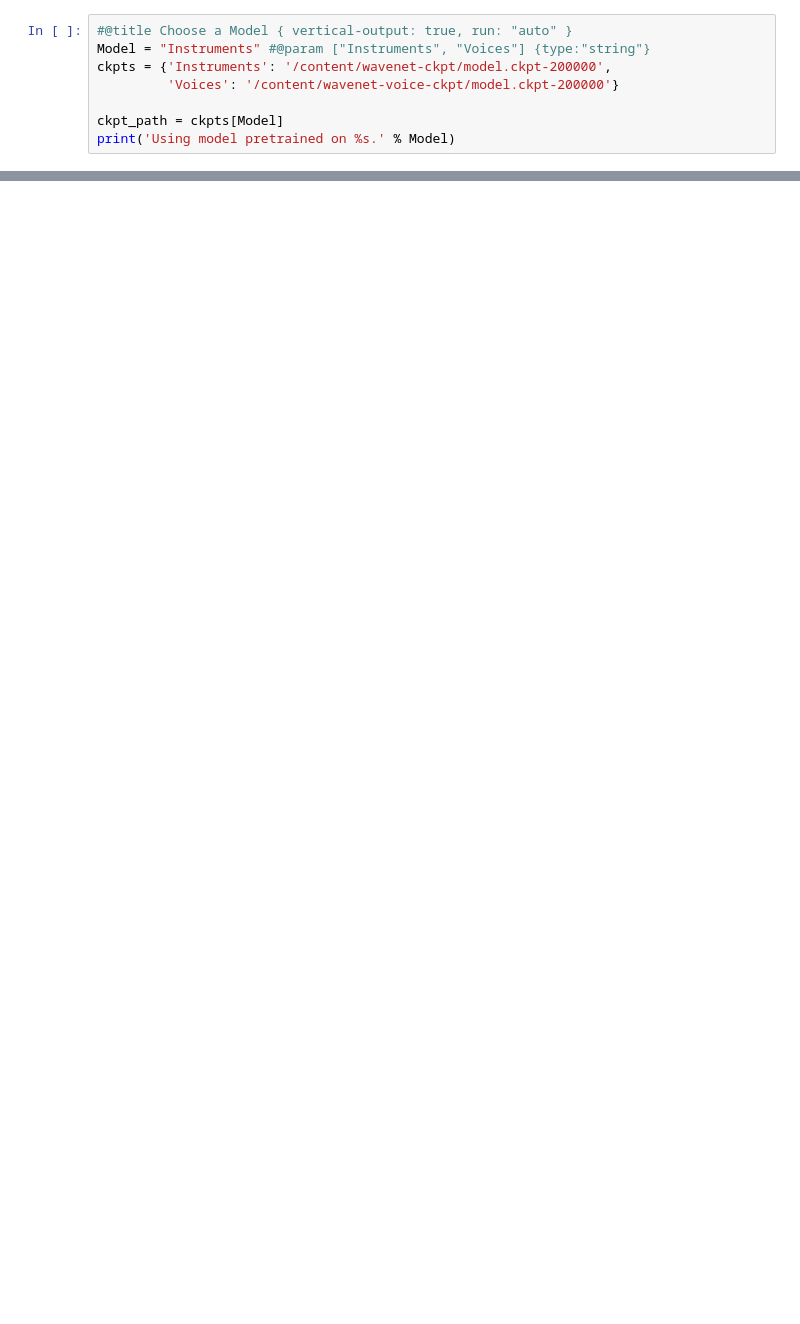
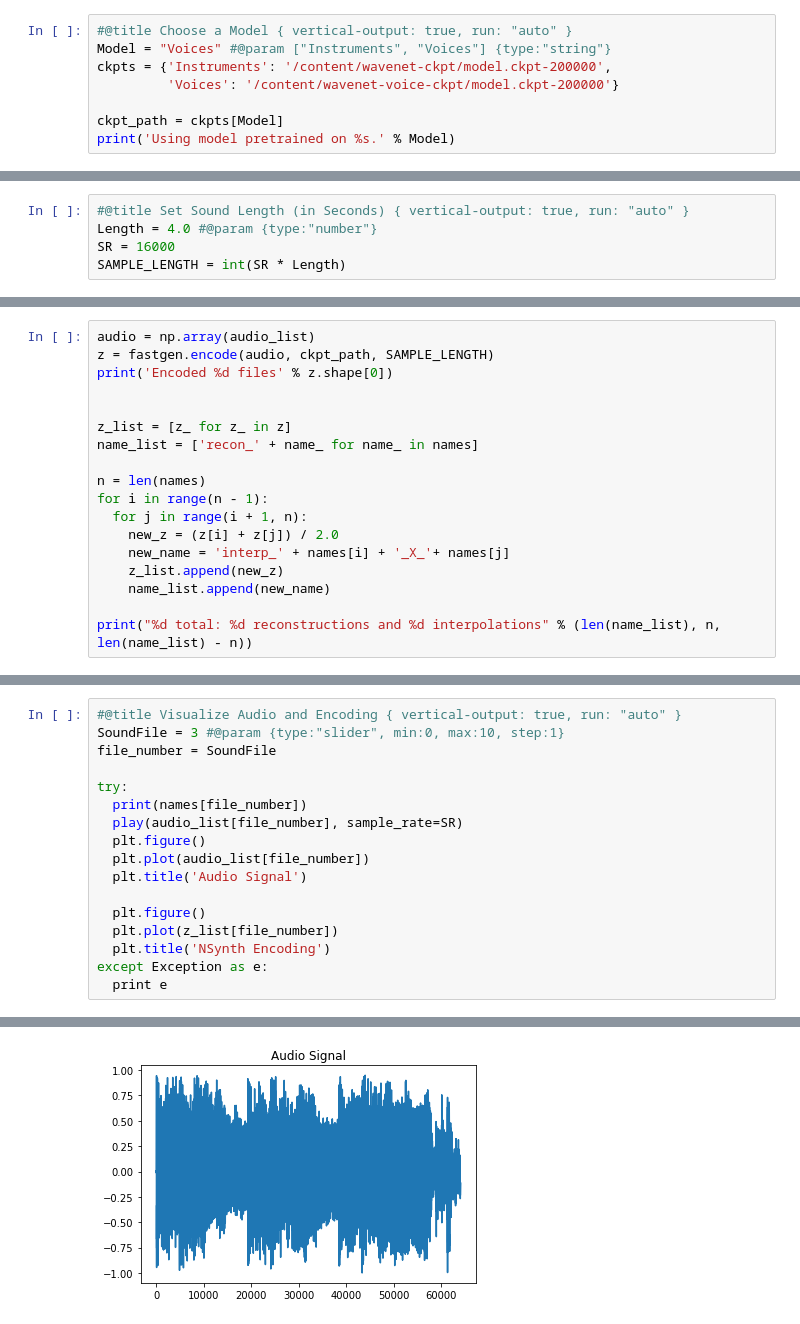
Before and after one commit to DSF-Kotaro/blog, a Jupyter notebook: 図解速習DeepLearning_019.ipynb, the cells around one changed output, grey strips where cells are left out. Drawn from its saved outputs; the diff is of its cells as text; blank space fills up the shorter version.

```diff
--- a/図解速習DeepLearning_019.ipynb
+++ b/図解速習DeepLearning_019.ipynb
@@ -80,7 +81,7 @@ Use tf.initializers.variance_scaling instead with distribution=uniform to get eq
 Sucess!! Environment is now setup.
 # %%
 #@title Choose a Model { vertical-output: true, run: "auto" }
-Model = "Instruments" #@param ["Instruments", "Voices"] {type:"string"}
+Model = "Voices" #@param ["Instruments", "Voices"] {type:"string"}
 ckpts = {'Instruments': '/content/wavenet-ckpt/model.ckpt-200000',
          'Voices': '/content/wavenet-voice-ckpt/model.ckpt-200000'}
 
@@ -110,0 +92,5 @@ Using model pretrained on Instruments.
+# %%
+#@title Set Sound Length (in Seconds) { vertical-output: true, run: "auto" }
+Length = 4.0 #@param {type:"number"}
+SR = 16000
+SAMPLE_LENGTH = int(SR * Length)
@@ -110,0 +119,18 @@ Using model pretrained on Instruments.
+# %%
+audio = np.array(audio_list)
+z = fastgen.encode(audio, ckpt_path, SAMPLE_LENGTH)
+print('Encoded %d files' % z.shape[0])
+
+
+z_list = [z_ for z_ in z]
+name_list = ['recon_' + name_ for name_ in names]
+
+n = len(names)
+for i in range(n - 1):
+  for j in range(i + 1, n):
+    new_z = (z[i] + z[j]) / 2.0
+    new_name = 'interp_' + names[i] + '_X_'+ names[j]
+    z_list.append(new_z)
+    name_list.append(new_name)
+
+print("%d total: %d reconstructions and %d interpolations" % (len(name_list), n, len(name_list) - n))
@@ -110,0 +155,18 @@ Using model pretrained on Instruments.
+# %%
+#@title Visualize Audio and Encoding { vertical-output: true, run: "auto" }
+SoundFile = 3 #@param {type:"slider", min:0, max:10, step:1}
+file_number = SoundFile
+
+try:
+  print(names[file_number])
+  play(audio_list[file_number], sample_rate=SR)
+  plt.figure()
+  plt.plot(audio_list[file_number])
+  plt.title('Audio Signal')
+
+  plt.figure()
+  plt.plot(z_list[file_number])
+  plt.title('NSynth Encoding')
+except Exception as e:
+  print e
+# %% [output]
@@ -110,0 +175 @@ Using model pretrained on Instruments.
+[figure, added]
```
Also changed, not shown: parts of 10 cells of this notebook.
